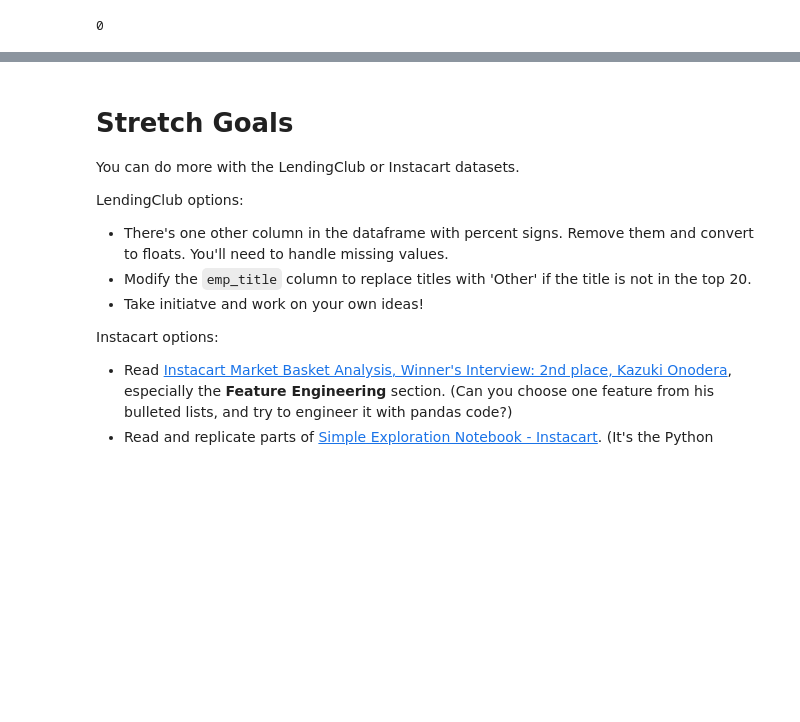
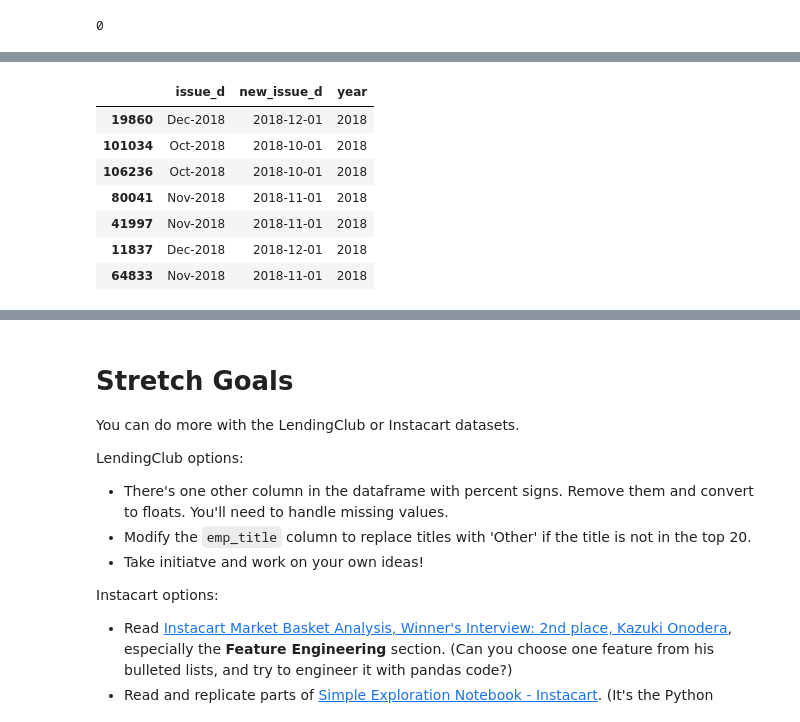
Before and after one commit to marianvinas/DS-Unit-1-Sprint-1-Data-Wrangling-and-Storytelling-1, a Jupyter notebook: module2-make-features/LS_DS_112_Make_Features_Assignment.ipynb, the cells around one changed output, grey strips where cells are left out. Drawn from its saved outputs; the diff is of its cells as text; code cells hidden in the pictures; blank space fills up the shorter version.

```diff
--- a/module2-make-features/LS_DS_112_Make_Features_Assignment.ipynb
+++ b/module2-make-features/LS_DS_112_Make_Features_Assignment.ipynb
@@ -312,0 +384,12 @@ loans_df['loan_status_cleaned'].isnull().sum()
+# %%
+loans_df['year'] = loans_df['new_issue_d'].dt.year
+loans_df[['issue_d', 'new_issue_d', 'year']].sample(7)
+# %% [output]
+|  | issue_d | new_issue_d | year |
+| 19860 | Dec-2018 | 2018-12-01 | 2018 |
+| 101034 | Oct-2018 | 2018-10-01 | 2018 |
+| 106236 | Oct-2018 | 2018-10-01 | 2018 |
+| 80041 | Nov-2018 | 2018-11-01 | 2018 |
+| 41997 | Nov-2018 | 2018-11-01 | 2018 |
+| 11837 | Dec-2018 | 2018-12-01 | 2018 |
+| 64833 | Nov-2018 | 2018-11-01 | 2018 |
```
Also changed, not shown: parts of 10 cells of this notebook.
